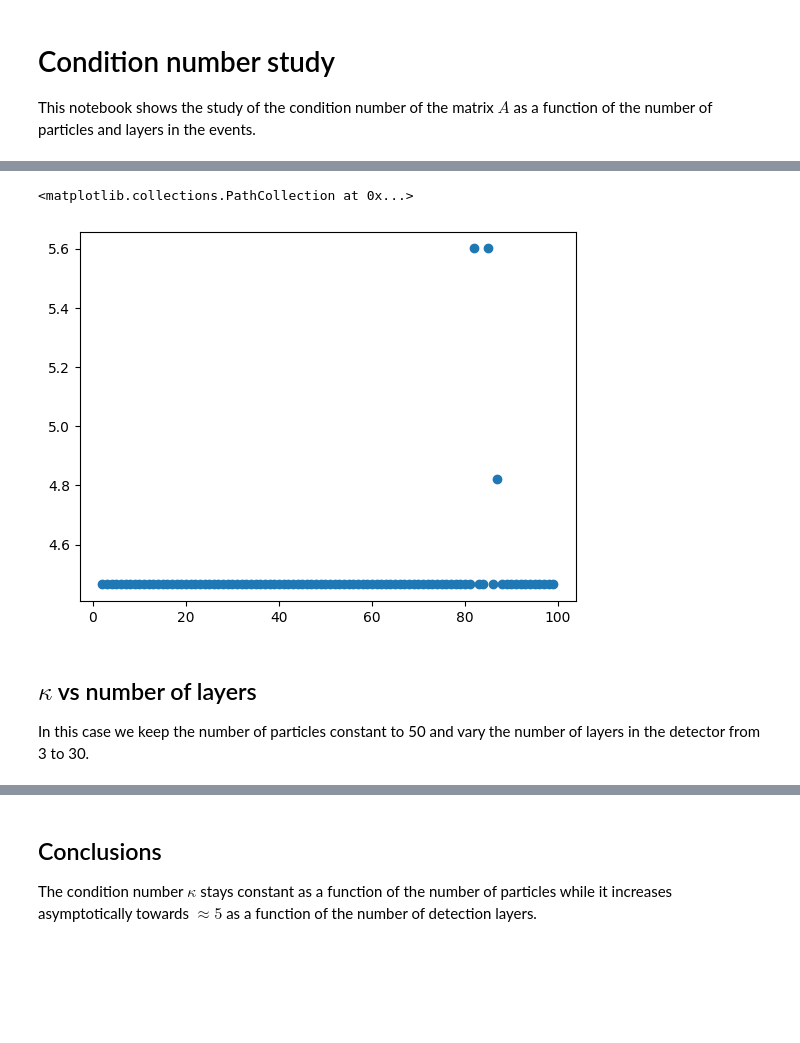
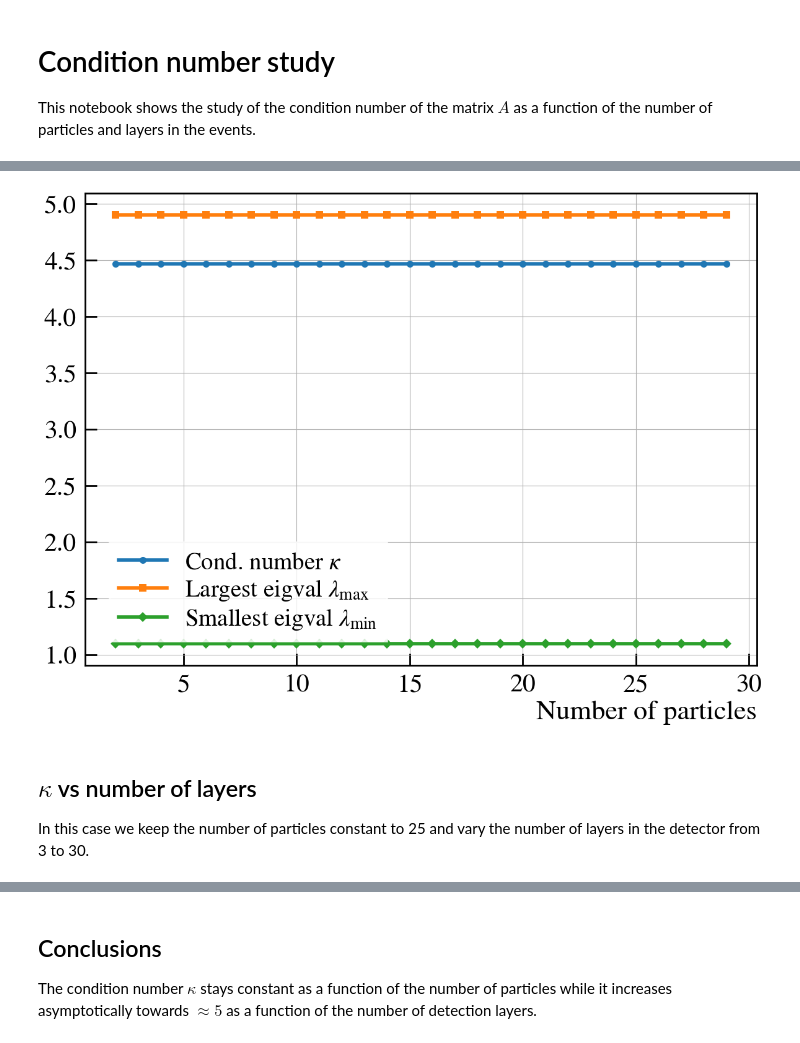
Before and after one commit to dnicotra/TrackHHL, a Jupyter notebook: notebooks/kappa.ipynb, the cells around one changed output, grey strips where cells are left out. Cells and saved outputs as stored; diff of their text form; code cells hidden in the pictures; blank space fills up the shorter version.

Commit message:
modified:   .gitignore 	modified:   notebooks/kappa.ipynb 	deleted:    notebooks/numerical.ipynb 	new file:   notebooks/sparsity.ipynb 	modified:   pyproject.toml

```diff
--- a/notebooks/kappa.ipynb
+++ b/notebooks/kappa.ipynb
@@ -10,20 +10,28 @@ The condition number $\kappa$ is evaluated on toy events in a detector with 10 l
 from trackhhl.toy.simple_generator import SimpleDetectorGeometry, SimpleGenerator
 from trackhhl.hamiltonians.simple_hamiltonian import SimpleHamiltonian
 from dataclasses import dataclass, field
+import mplhep
 import matplotlib.pyplot as plt
+mplhep.style.use(mplhep.style.LHCb)
 import numpy as np
+import matplotlib as mpl
+
+mpl.rcParams['mathtext.fontset'] = 'stix'
+mpl.rcParams['font.family'] = 'STIXGeneral'
 from scipy.sparse.linalg import eigsh
 
 N_LAYERS = 10           # Half of the VELO
-MIN_PARTICLES = 2       #
-MAX_PARTILCES = 100      # ~1600 hits maximum
+MIN_PARTICLES = 2
+MAX_PARTILCES = 30
+STEP = 1
 THRESHOLD = .45
 DETECTOR = SimpleDetectorGeometry([i for i in range(N_LAYERS)], [float("+inf") for i in range(N_LAYERS)], [float("+inf") for i in range(N_LAYERS)], [i+1 for i in range(N_LAYERS)])
 
 @dataclass
-class Run:
+class RunParticles:
     min_particles: int  = MIN_PARTICLES
     max_particles: int  = MAX_PARTILCES
+    step: int           = STEP
     n_layers: int       = N_LAYERS
     n_particles: int    = field(default_factory=list)
     lambda_min: list    = field(default_factory=list)
@@ -41,7 +49,7 @@ class Run:
     def execute(self):
         generator = SimpleGenerator(self.detector, theta_max=self.max_theta)
 
-        for n_particles in range(self.min_particles, self.max_particles):
+        for n_particles in range(self.min_particles, self.max_particles,self.step):
             event = generator.generate_event(n_particles)
             self.hits.append(len(event.hits))
             self.n_particles.append(n_particles)
@@ -55,12 +63,7 @@ class Run:
             self.kappa.append(kappa)
             self.segments.append(len(hamiltonian.segments))
             print(f"{n_particles}   {largest_eigval}    {smallest_eigval}   {kappa}")
-
-            #solution = hamiltonian.solve_classicaly()
-
-            #discretised_solution = (solution > THRESHOLD)
-            #truth_solution = [seg.hit_from.track_id == seg.hit_to.track_id for seg in hamiltonian.segments]
 # %%
-run = Run()
+run = RunParticles()
 run.execute()
 # %% [output]
@@ -84,12 +87,14 @@ run.execute()
-# %%
-plt.scatter(run.n_particles, run.kappa)
-plt.xlabel("Number of particles")
-plt.ylabel("Condition number")
-# %% [output]
-<matplotlib.collections.PathCollection at 0x...>
-[figure, removed]
+# %%
+plt.plot(run.n_particles, run.kappa, label="Cond. number $\kappa$")
+plt.plot(run.n_particles, run.lambda_max, label="Largest eigval $\lambda_\mathrm{max}$")
+plt.plot(run.n_particles, run.lambda_min, label="Smallest eigval $\lambda_\mathrm{min}$")
+plt.legend()
+plt.xlabel("Number of particles")
+plt.grid()
+# %% [output]
+[figure, added]
 # %% [markdown]
 ## $\kappa$ vs number of layers
 
-In this case we keep the number of particles constant to 50 and vary the number of layers in the detector from 3 to 30.
+In this case we keep the number of particles constant to 25 and vary the number of layers in the detector from 3 to 30.
 # %%
```
Also changed, not shown: parts of 7 cells of this notebook, 4 other files.
